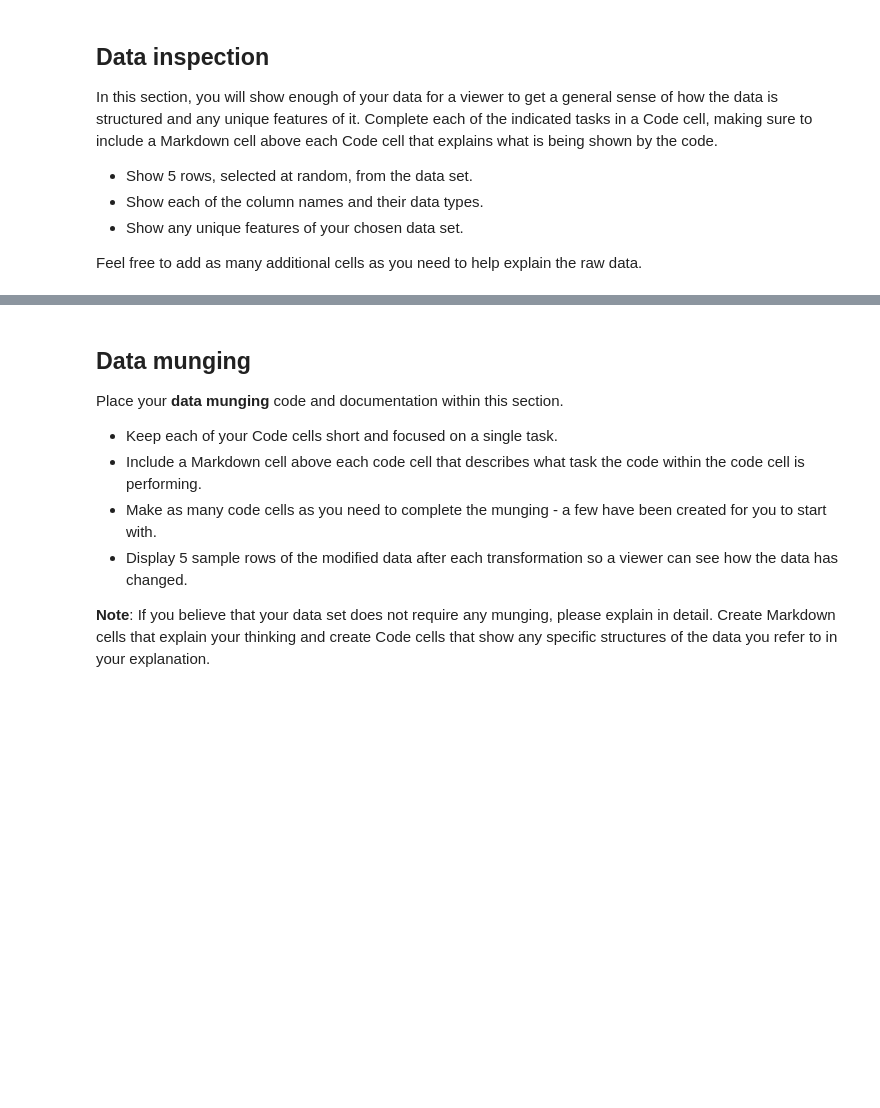
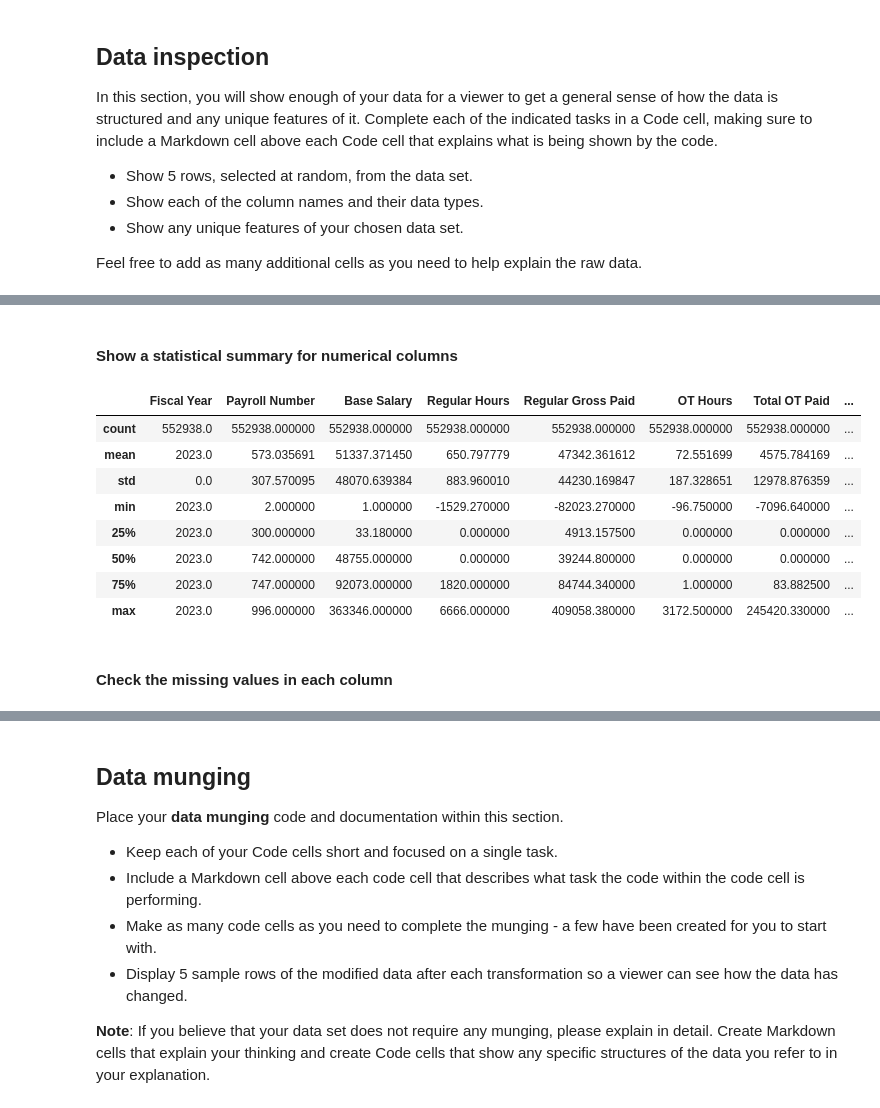
Before and after one commit to dbdesign-students-spring2024/8-pandas-exploration-MichaelJiang3174, a Jupyter notebook: analysis.ipynb, the cells around one changed output, grey strips where cells are left out. Cells and saved outputs as stored; diff of their text form; code cells hidden in the pictures; blank space fills up the shorter version.

```diff
--- a/analysis.ipynb
+++ b/analysis.ipynb
@@ -30,3 +28,6 @@ In this section, you will import the raw data into a `pandas` DataFrame.
+# %%
+file_path = 'data/Citywide_Payroll_Data__Fiscal_Year__20240428.csv'
+data = pd.read_csv(file_path)
 # %% [markdown]
 ## Data inspection
 In this section, you will show enough of your data for a viewer to get a general sense of how the data is structured and any unique features of it.  Complete each of the indicated tasks in a Code cell, making sure to include a Markdown cell above each Code cell that explains what is being shown by the code.
@@ -37,0 +99,17 @@ Feel free to add as many additional cells as you need to help explain the raw da
+# %% [markdown]
+#### Show a statistical summary for numerical columns
+# %%
+statistical_summary = data.describe()
+statistical_summary
+# %% [output]
+|  | Fiscal Year | Payroll Number | Base Salary | Regular Hours | Regular Gross Paid | OT Hours | Total OT Paid | ... |
+| count | 552938.0 | 552938.000000 | 552938.000000 | 552938.000000 | 552938.000000 | 552938.000000 | 552938.000000 | ... |
+| mean | 2023.0 | 573.035691 | 51337.371450 | 650.797779 | 47342.361612 | 72.551699 | 4575.784169 | ... |
+| std | 0.0 | 307.570095 | 48070.639384 | 883.960010 | 44230.169847 | 187.328651 | 12978.876359 | ... |
+| min | 2023.0 | 2.000000 | 1.000000 | -1529.270000 | -82023.270000 | -96.750000 | -7096.640000 | ... |
+| 25% | 2023.0 | 300.000000 | 33.180000 | 0.000000 | 4913.157500 | 0.000000 | 0.000000 | ... |
+| 50% | 2023.0 | 742.000000 | 48755.000000 | 0.000000 | 39244.800000 | 0.000000 | 0.000000 | ... |
+| 75% | 2023.0 | 747.000000 | 92073.000000 | 1820.000000 | 84744.340000 | 1.000000 | 83.882500 | ... |
+| max | 2023.0 | 996.000000 | 363346.000000 | 6666.000000 | 409058.380000 | 3172.500000 | 245420.330000 | ... |
+# %% [markdown]
+#### Check the missing values in each column
```
Also changed, not shown: parts of 26 cells of this notebook.
